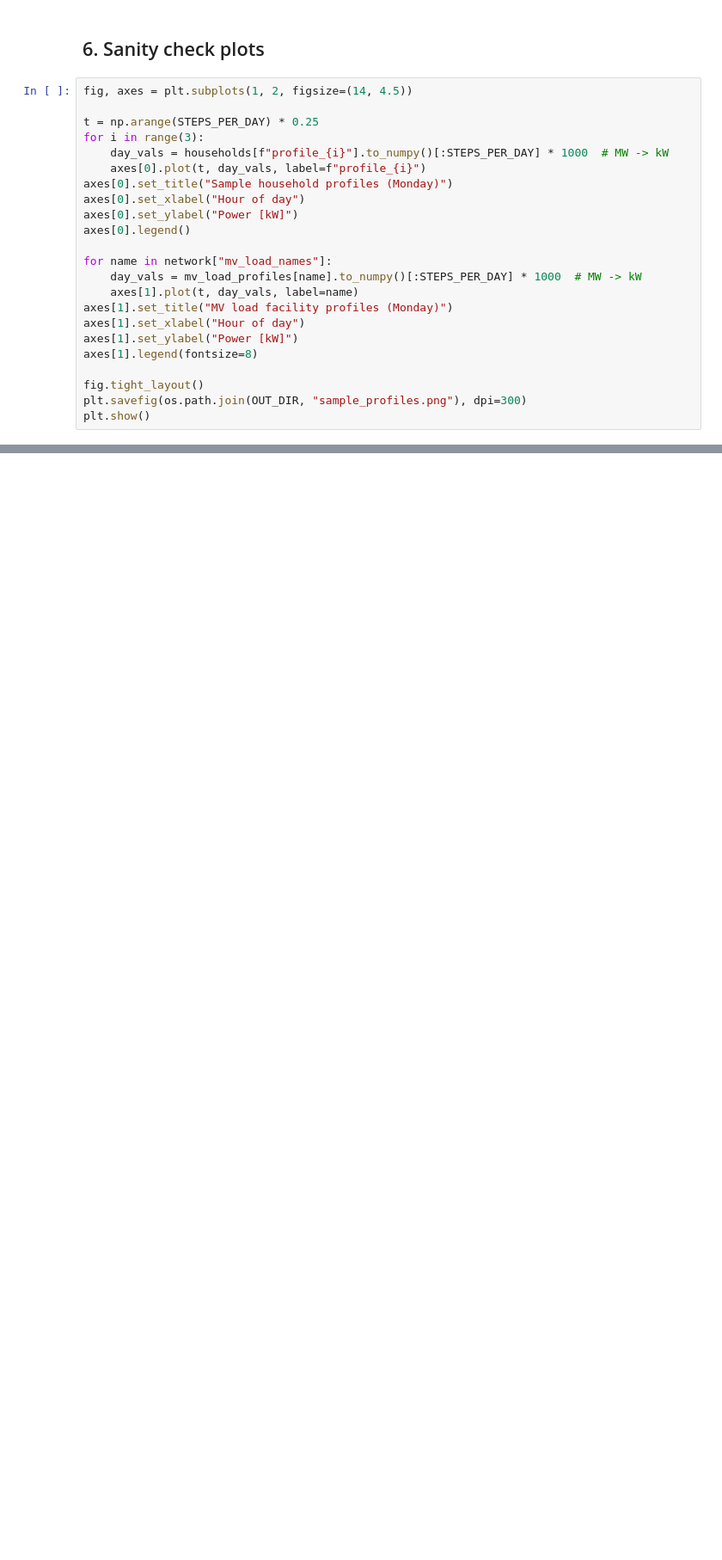
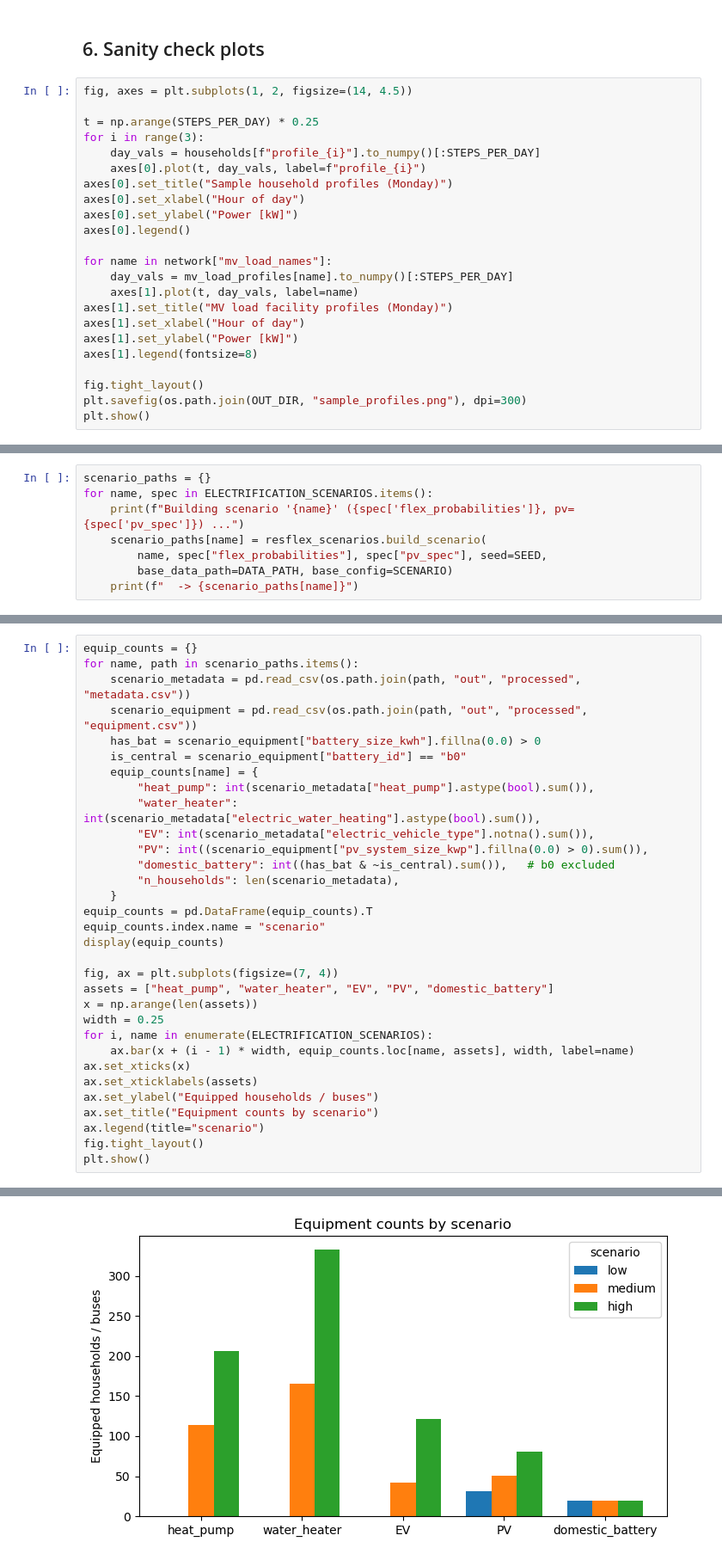
Before and after one commit to MAS4TE/digital_twin, a Jupyter notebook: data/bressoux/bressoux_setup.ipynb, the cells around one changed output, grey strips where cells are left out. Shown at 86% size. Drawn from its saved outputs; the diff is of its cells as text; blank space fills up the shorter version.

```diff
--- a/data/bressoux/bressoux_setup.ipynb
+++ b/data/bressoux/bressoux_setup.ipynb
@@ -363,7 +373,7 @@ fig, axes = plt.subplots(1, 2, figsize=(14, 4.5))
 
 t = np.arange(STEPS_PER_DAY) * 0.25
 for i in range(3):
-    day_vals = households[f"profile_{i}"].to_numpy()[:STEPS_PER_DAY] * 1000  # MW -> kW
+    day_vals = households[f"profile_{i}"].to_numpy()[:STEPS_PER_DAY]
     axes[0].plot(t, day_vals, label=f"profile_{i}")
 axes[0].set_title("Sample household profiles (Monday)")
 axes[0].set_xlabel("Hour of day")
@@ -371,7 +381,7 @@ axes[0].set_ylabel("Power [kW]")
 axes[0].legend()
 
 for name in network["mv_load_names"]:
-    day_vals = mv_load_profiles[name].to_numpy()[:STEPS_PER_DAY] * 1000  # MW -> kW
+    day_vals = mv_load_profiles[name].to_numpy()[:STEPS_PER_DAY]
     axes[1].plot(t, day_vals, label=name)
 axes[1].set_title("MV load facility profiles (Monday)")
 axes[1].set_xlabel("Hour of day")
@@ -528,0 +620,8 @@ Set `config['save'] = True` (the default) to write a Markdown report
+# %%
+scenario_paths = {}
+for name, spec in ELECTRIFICATION_SCENARIOS.items():
+    print(f"Building scenario '{name}' ({spec['flex_probabilities']}, pv={spec['pv_spec']}) ...")
+    scenario_paths[name] = resflex_scenarios.build_scenario(
+        name, spec["flex_probabilities"], spec["pv_spec"], seed=SEED,
+        base_data_path=DATA_PATH, base_config=SCENARIO)
+    print(f"  -> {scenario_paths[name]}")
@@ -528,0 +646,33 @@ Set `config['save'] = True` (the default) to write a Markdown report
+# %%
+equip_counts = {}
+for name, path in scenario_paths.items():
+    scenario_metadata = pd.read_csv(os.path.join(path, "out", "processed", "metadata.csv"))
+    scenario_equipment = pd.read_csv(os.path.join(path, "out", "processed", "equipment.csv"))
+    has_bat = scenario_equipment["battery_size_kwh"].fillna(0.0) > 0
+    is_central = scenario_equipment["battery_id"] == "b0"
+    equip_counts[name] = {
+        "heat_pump": int(scenario_metadata["heat_pump"].astype(bool).sum()),
+        "water_heater": int(scenario_metadata["electric_water_heating"].astype(bool).sum()),
+        "EV": int(scenario_metadata["electric_vehicle_type"].notna().sum()),
+        "PV": int((scenario_equipment["pv_system_size_kwp"].fillna(0.0) > 0).sum()),
+        "domestic_battery": int((has_bat & ~is_central).sum()),   # b0 excluded
+        "n_households": len(scenario_metadata),
+    }
+equip_counts = pd.DataFrame(equip_counts).T
+equip_counts.index.name = "scenario"
+display(equip_counts)
+
+fig, ax = plt.subplots(figsize=(7, 4))
+assets = ["heat_pump", "water_heater", "EV", "PV", "domestic_battery"]
+x = np.arange(len(assets))
+width = 0.25
+for i, name in enumerate(ELECTRIFICATION_SCENARIOS):
+    ax.bar(x + (i - 1) * width, equip_counts.loc[name, assets], width, label=name)
+ax.set_xticks(x)
+ax.set_xticklabels(assets)
+ax.set_ylabel("Equipped households / buses")
+ax.set_title("Equipment counts by scenario")
+ax.legend(title="scenario")
+fig.tight_layout()
+plt.show()
+# %% [output]
@@ -528,0 +684 @@ Set `config['save'] = True` (the default) to write a Markdown report
+[figure, added]
```
Also changed, not shown: parts of 33 cells of this notebook, 25 other files.
